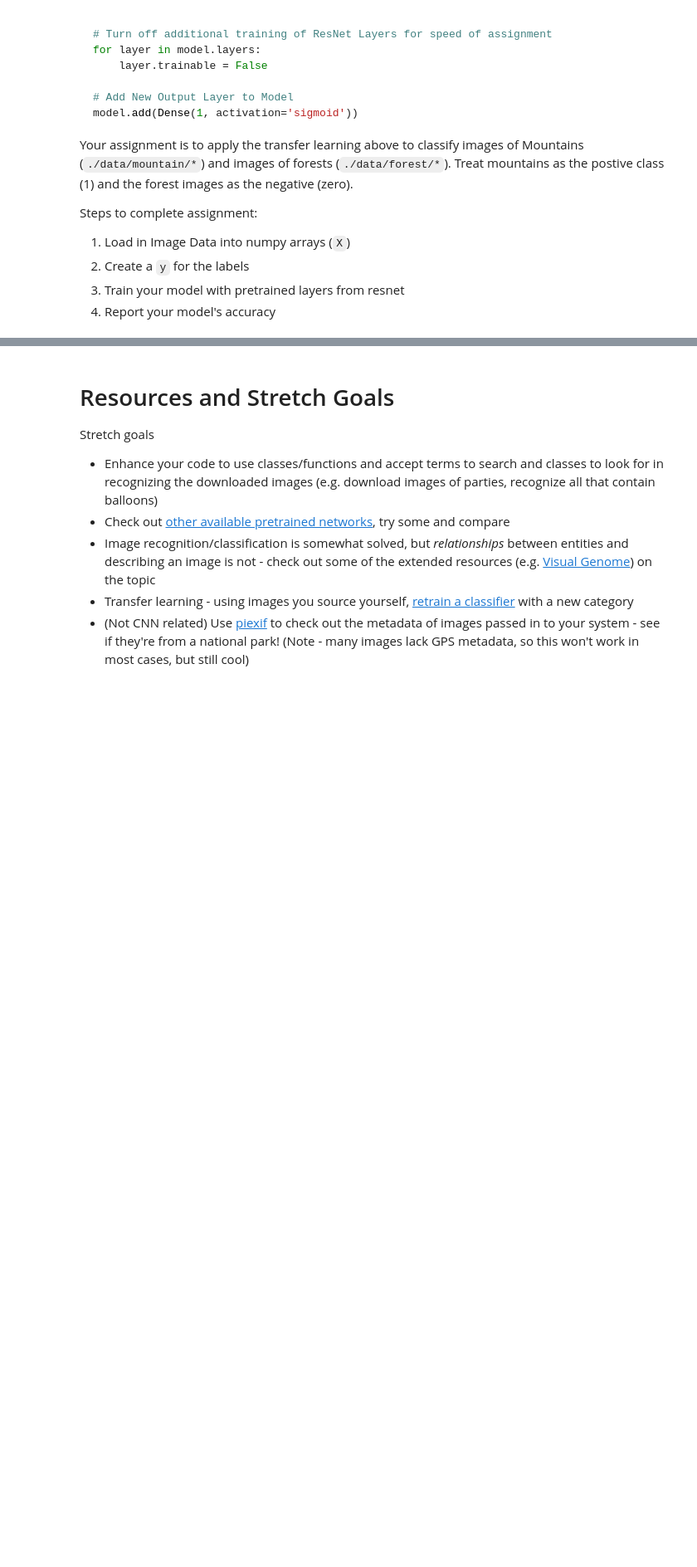
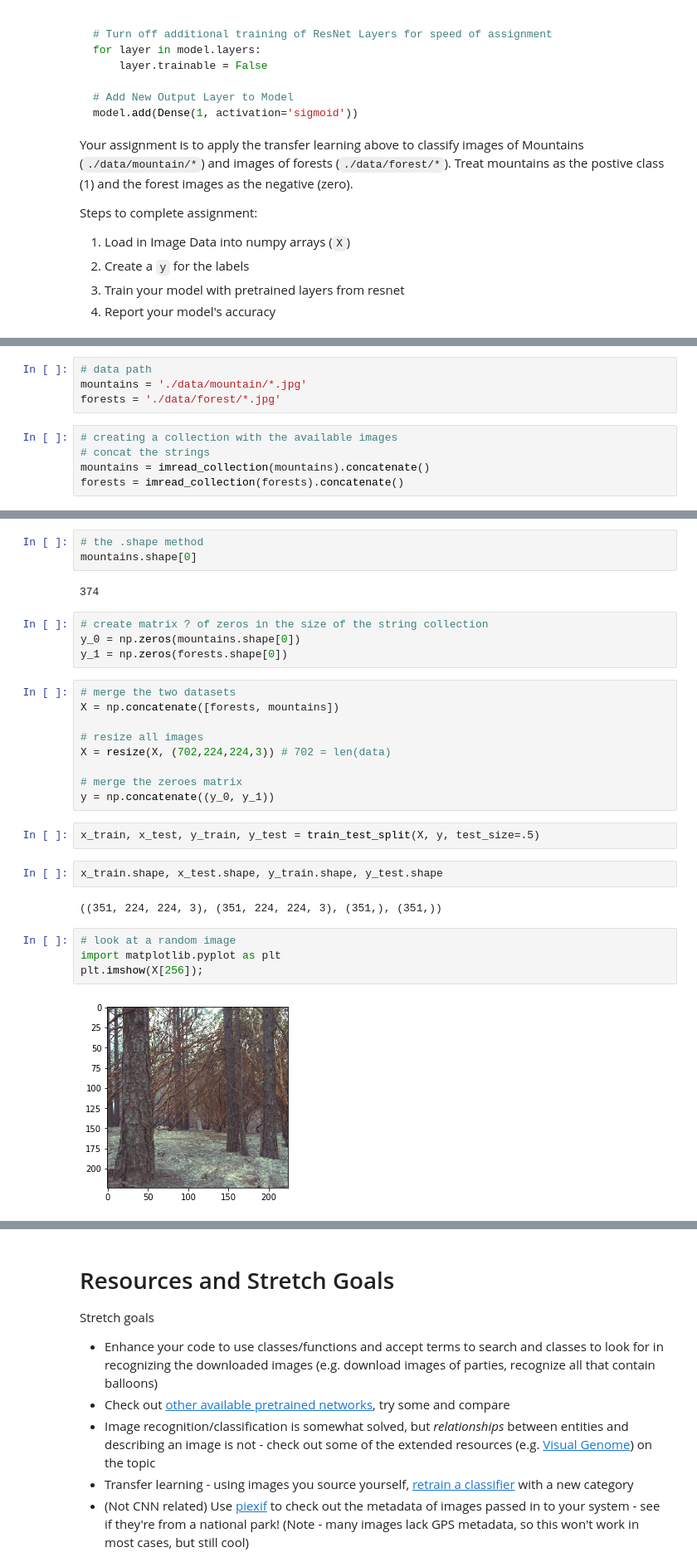
Before and after one commit to elliotgunn/DS-Unit-4-Sprint-3-Deep-Learning, a Jupyter notebook: module2-convolutional-neural-networks/LS_DS_432_Convolution_Neural_Networks_Assignment.ipynb, the cells around one changed output, grey strips where cells are left out. Shown: that part at 83% size. Drawn from its saved outputs; the diff is of its cells as text; blank space fills up the shorter version.

```diff
--- a/module2-convolutional-neural-networks/LS_DS_432_Convolution_Neural_Networks_Assignment.ipynb
+++ b/module2-convolutional-neural-networks/LS_DS_432_Convolution_Neural_Networks_Assignment.ipynb
@@ -52,0 +63,9 @@ Steps to complete assignment:
+# %%
+# data path
+mountains = './data/mountain/*.jpg'
+forests = './data/forest/*.jpg'
+# %%
+# creating a collection with the available images
+# concat the strings
+mountains = imread_collection(mountains).concatenate()
+forests = imread_collection(forests).concatenate()
@@ -52,0 +74,30 @@ Steps to complete assignment:
+# %%
+# the .shape method
+mountains.shape[0]
+# %% [output]
+374
+# %%
+# create matrix ? of zeros in the size of the string collection
+y_0 = np.zeros(mountains.shape[0])
+y_1 = np.zeros(forests.shape[0])
+# %%
+# merge the two datasets
+X = np.concatenate([forests, mountains])
+
+# resize all images
+X = resize(X, (702,224,224,3)) # 702 = len(data)
+
+# merge the zeroes matrix
+y = np.concatenate((y_0, y_1))
+# %%
+x_train, x_test, y_train, y_test = train_test_split(X, y, test_size=.5)
+# %%
+x_train.shape, x_test.shape, y_train.shape, y_test.shape
+# %% [output]
+((351, 224, 224, 3), (351, 224, 224, 3), (351,), (351,))
+# %%
+# look at a random image
+import matplotlib.pyplot as plt
+plt.imshow(X[256]);
+# %% [output]
+[figure, added]
```
Also changed, not shown: parts of 16 cells of this notebook.
